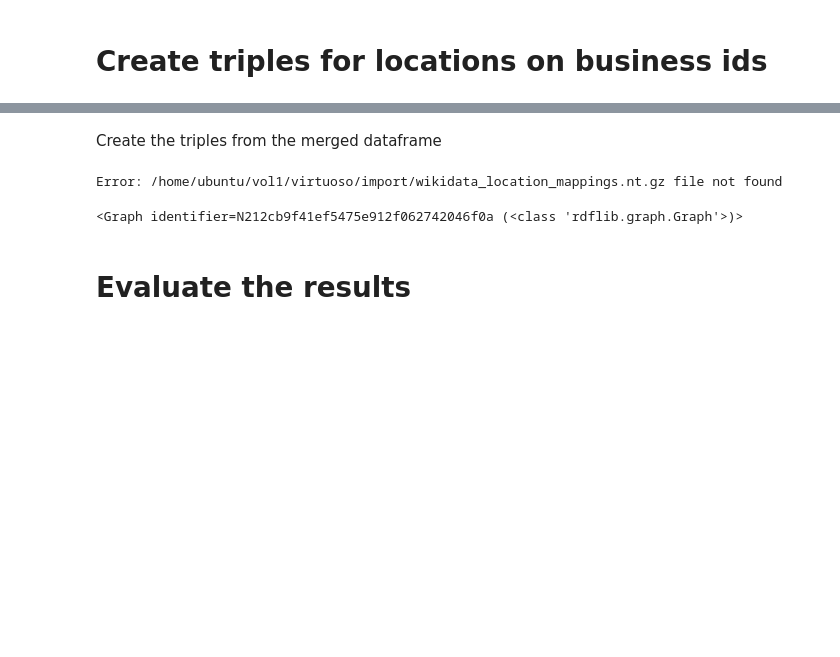
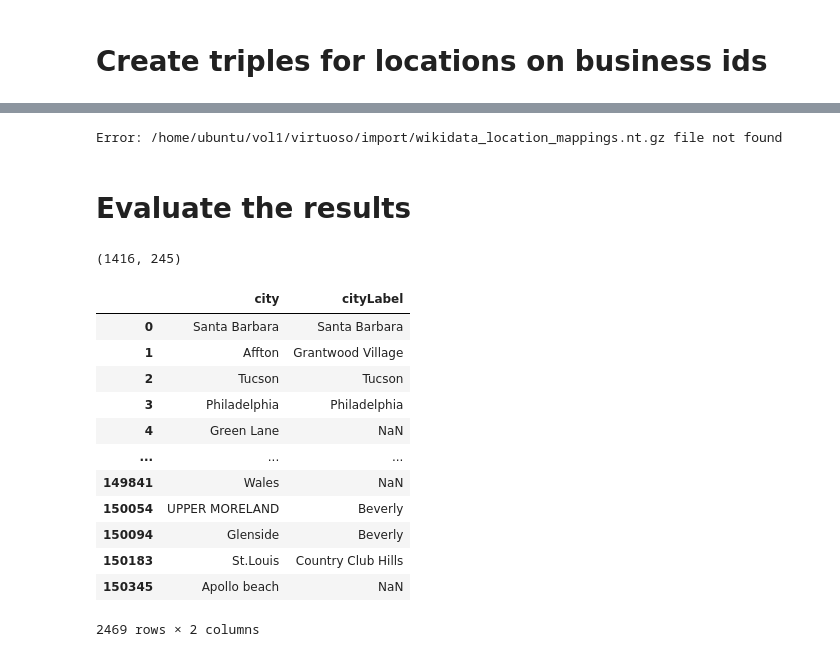
Before and after one commit to christiannielsen98/DVML-P7, a Jupyter notebook: Development/location_from_wikidata.ipynb, the cells around one changed output, grey strips where cells are left out. Cells and saved outputs as stored; diff of their text form; code cells hidden in the pictures; blank space fills up the shorter version.

```diff
--- a/Development/location_from_wikidata.ipynb
+++ b/Development/location_from_wikidata.ipynb
@@ -77,7 +73,7 @@ Merge the business data with the location data on the "long_lat_round" column
 biz_location_mapping_merge = biz2.merge(location_mappings, left_on='long_lat_round', right_on='coordinates', how='left')
-# %% [markdown]
-Create the triples from the merged dataframe
 # %%
+# Create the triples from the merged dataframe
+#TODO: replace the example namespace with the PURL namespace
 schema = Namespace("https://schema.org/")
 example = Namespace("https://example.org/")
 wiki = Namespace("https://www.wikidata.org/entity/")
@@ -101,11 +97,10 @@ country_object = wiki + "Q6256" # Q6256 = country
 list_of_us_states = list(wikidata_query(sparql_query="SELECT ?state WHERE{?state wdt:P31 wd:Q35657.}")['state.value'].apply(lambda x: x[31:]))
 list_of_canada_provinces = list(wikidata_query(sparql_query="SELECT ?province WHERE{?province wdt:P31 wd:Q11828004.}")['province.value'].apply(lambda x: x[31:]))
 
-# triple_file = gzip.open(filename="/home/ubuntu/vol1/virtuoso/import/wikidata_location_mappings.nt.gz", mode="at", encoding="utf-8")
+triple_file = gzip.open(filename="/home/ubuntu/vol1/virtuoso/import/wikidata_location_mappings.nt.gz", mode="at", encoding="utf-8")
 
 G = Graph()
 for i in biz_location_mapping_merge.itertuples():
-    # G.add((URIRef(example[i.business_id]), URIRef(schema.geo), Literal(i.long_lat_round)))
     if not pd.isna(i.city_qid):
         G.add((URIRef(example[i.business_id]), URIRef(location_predicate), URIRef(wiki[i.city_qid])))
         G.add((URIRef(wiki[i.city_qid]), URIRef(RDFS.label), Literal(i.cityLabel, datatype=XSD.string)))
@@ -128,11 +123,29 @@ for i in biz_location_mapping_merge.itertuples():
         G.add((URIRef(wiki[i.country_qid]), URIRef(RDFS.label), Literal(i.countryLabel, datatype=XSD.string)))
         G.add((URIRef(wiki[i.country_qid]), URIRef(instance_of_predicate), URIRef(country_object)))
 
-G.serialize(destination="wikidata_location_mappings.nt", format="nt", encoding="utf-8")
-# triple_file.write(G.serialize(format="nt"))
-# triple_file.close()
+triple_file.write(G.serialize(format="nt"))
+triple_file.close()
 # %% [output]
 Error: /home/ubuntu/vol1/virtuoso/import/wikidata_location_mappings.nt.gz file not found
-<Graph identifier=N212cb9f41ef5475e912f062742046f0a (<class 'rdflib.graph.Graph'>)>
 # %% [markdown]
 # Evaluate the results
+# %%
+len(biz_location_mapping_merge['city'].drop_duplicates()), len(biz_location_mapping_merge['cityLabel'].drop_duplicates())
+# %% [output]
+(1416, 245)
+# %%
+biz_location_mapping_merge[['city', 'cityLabel']].drop_duplicates()
+# %% [output]
+|  | city | cityLabel |
+| 0 | Santa Barbara | Santa Barbara |
+| 1 | Affton | Grantwood Village |
+| 2 | Tucson | Tucson |
+| 3 | Philadelphia | Philadelphia |
+| 4 | Green Lane | NaN |
+| ... | ... | ... |
+| 149841 | Wales | NaN |
+| 150054 | UPPER MORELAND | Beverly |
+| 150094 | Glenside | Beverly |
+| 150183 | St.Louis | Country Club Hills |
+| 150345 | Apollo beach | NaN |
+2469 rows × 2 columns
```
Also changed, not shown: parts of 17 cells of this notebook, 1 other file.
